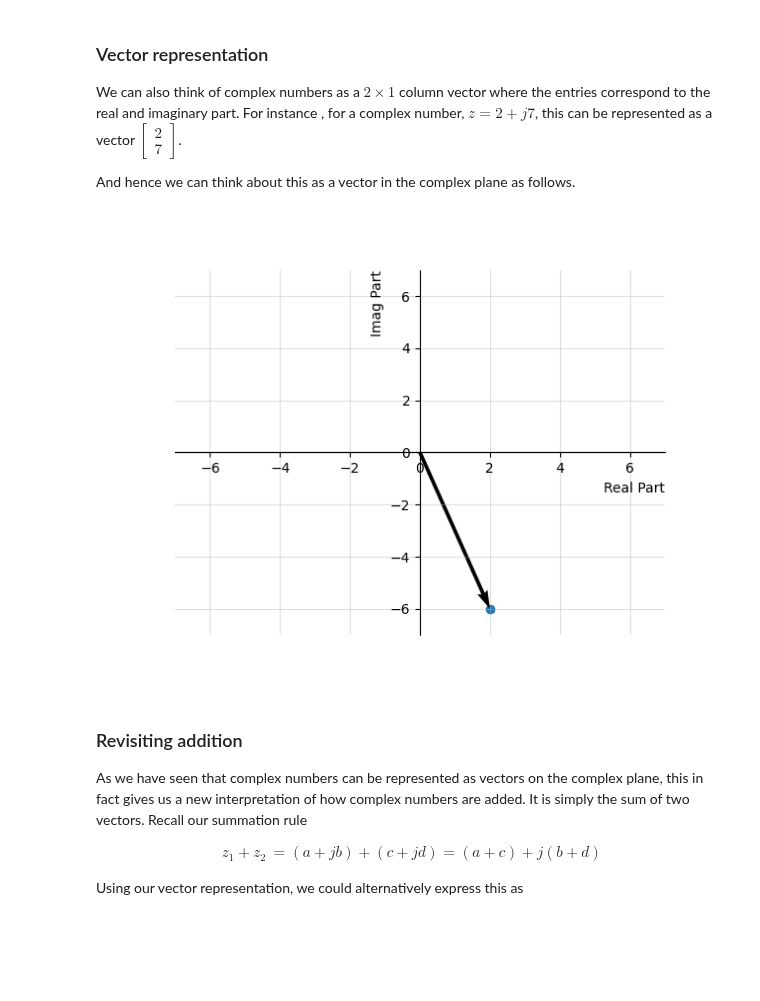
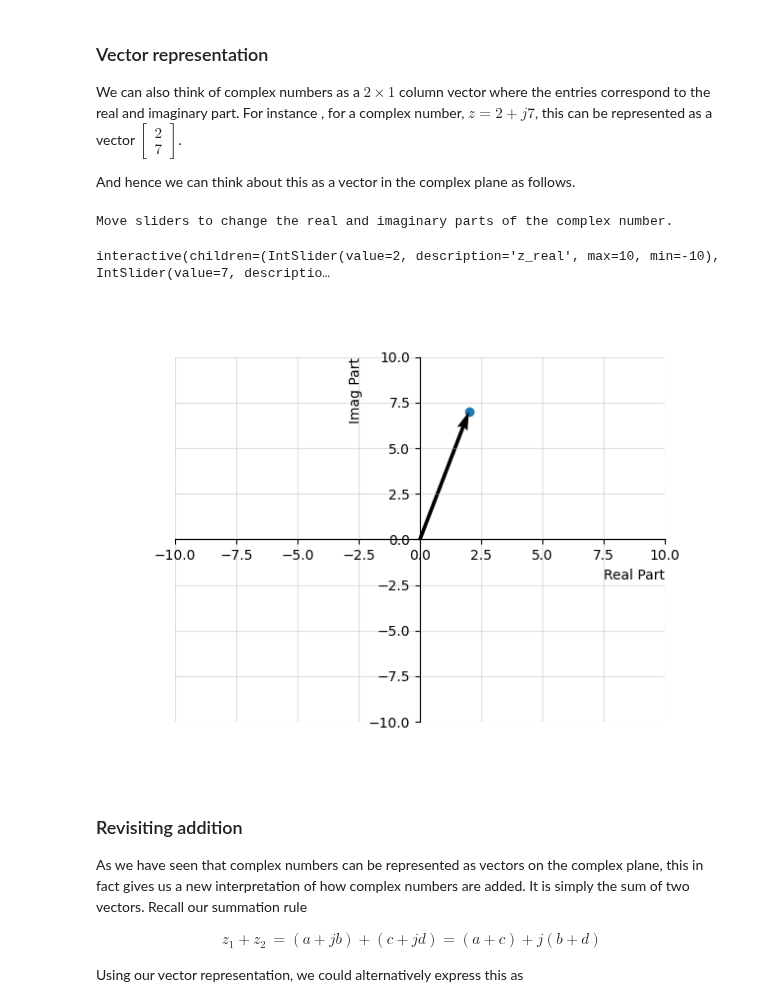
Before and after one commit to randyaliased/acspjbook, a Jupyter notebook: book/fundamental/02_Complex_numbers.ipynb, the cells around one changed output. Drawn from its saved outputs; the diff is of its cells as text; code cells hidden in the pictures; blank space fills up the shorter version.

```diff
--- a/book/fundamental/02_Complex_numbers.ipynb
+++ b/book/fundamental/02_Complex_numbers.ipynb
@@ -97,13 +111,10 @@ Well since we have two distinct parts of the number, real and imaginary, we will
 # %%
 # Plotting a complex number in the complex plane
 
-z = 5 - 7j # define your complex number (change this value and re-run the cell to see how the point changes on the plot)
-
 fig, ax = plt.subplots() # this sets up our figure environment. fig is a handle for the figure and ax is a handle for the axis
-ax.scatter(z.real, z.imag,label=z) # this command makes a scatter plot of x and y values
+line, = ax.plot([], [], 'o')
 ax.set_xlabel('Real Part',loc='right')
 ax.set_ylabel('Imag Part',loc='top')
-ax.legend()
 
 # These commands are just decorations on the plot
 ax.set_xlim([-10, 10]) # sets x and y limits of the plot (CHANGE if complex number values greater)
@@ -118,4 +129,15 @@ ax.yaxis.tick_left()
 # set the y-spine
 ax.spines['bottom'].set_position('zero')
 ax.spines['top'].set_position('zero')
+
+
+# Create the interactive plot
+def update(z_real = 1, z_imag = 1):
+
+    line.set_data([z_real], [z_imag])
+    fig.canvas.draw_idle()
+
+print('Move sliders to change the real and imaginary parts of the complex number.')
+interact(update, z_real = (-10,10,1), z_imag  = (-10,10,1))
+plt.show()
 # %% [output]
@@ -127,30 +151,43 @@ We can also think of complex numbers as a $2 \times 1$ column vector where the e
 
 And hence we can think about this as a vector in the complex plane as follows.
 # %%
-z = 2 - 6j # define your complex number (change this value and re-run the cell to see how the point changes on the plot)
+fig, ax = plt.subplots() # this sets up our figure environment. fig is a handle for the figure and ax is a handle for the axis
 
-fig, ax = plt.subplots() # this sets up our figure environment. fig is a handle for the figure and ax is a handle for the axis
-ax.scatter(z.real, z.imag,label=z) # this command makes a scatter plot of x and y values
-ax.quiver(z.real, z.imag, angles='xy', scale_units='xy',scale=1) # quiver plots an arrow, where the values are the location of the arrows (see more here: https://matplotlib.org/2.0.2/api/pyplot_api.html)
+# line, = ax.plot([], [],'--o')
+#ax.quiver(z.real, z.imag, angles='xy', scale_units='xy',scale=1) # quiver plots an arrow, where the values are the location of the arrows (see more here: https://matplotlib.org/2.0.2/api/pyplot_api.html)
+cn = ax.scatter([], []) # this command makes a scatter plot of x and y values
+qc = ax.quiver(0, 0, angles='xy', scale_units='xy',scale=1) # quiver plots an arrow, where the values are the location of the arrows (see more here: https://matplotlib.org/2.0.2/api/pyplot_api.html)
 ax.set_xlabel('Real Part',loc='right')
 ax.set_ylabel('Imag Part',loc='top')
-# ax.legend()
 
 # These commands are just decorations on the plot
-ax.set_xlim([-7, 7]) # sets x and y limits of the plot (CHANGE if complex number values greater)
-ax.set_ylim([-7, 7])
+ax.set_xlim([-10, 10]) # sets x and y limits of the plot (CHANGE if complex number values greater)
+ax.set_ylim([-10, 10])
 ax.grid('k', alpha=0.4) # turns on grid
 # these commands make the axis pass through origin.
 # set the x-spine
 ax.spines['left'].set_position('zero')
 # turn off the right spine/ticks
 ax.spines['right'].set_color('none')
 ax.yaxis.tick_left()
 # set the y-spine
 ax.spines['bottom'].set_position('zero')
 ax.spines['top'].set_position('zero')
+
+# Create the interactive plot
+def update(z_real = 2, z_imag = 7):
+
+    cn.set_offsets([z_real, z_imag])
+    qc.set_UVC(z_real, z_imag)
+    fig.canvas.draw_idle()
+
+print('Move sliders to change the real and imaginary parts of the complex number.')
+interact(update, z_real = (-10,10,1), z_imag  = (-10,10,1))
+plt.show()
 # %% [output]
+Move sliders to change the real and imaginary parts of the complex number.
+interactive(children=(IntSlider(value=2, description='z_real', max=10, min=-10), IntSlider(value=7, descriptio…
-[figure, old version]
+[figure, new version]
 # %% [markdown]
 ### Revisiting addition
 
```
Also changed, not shown: parts of 5 cells of this notebook, 3 other files.
